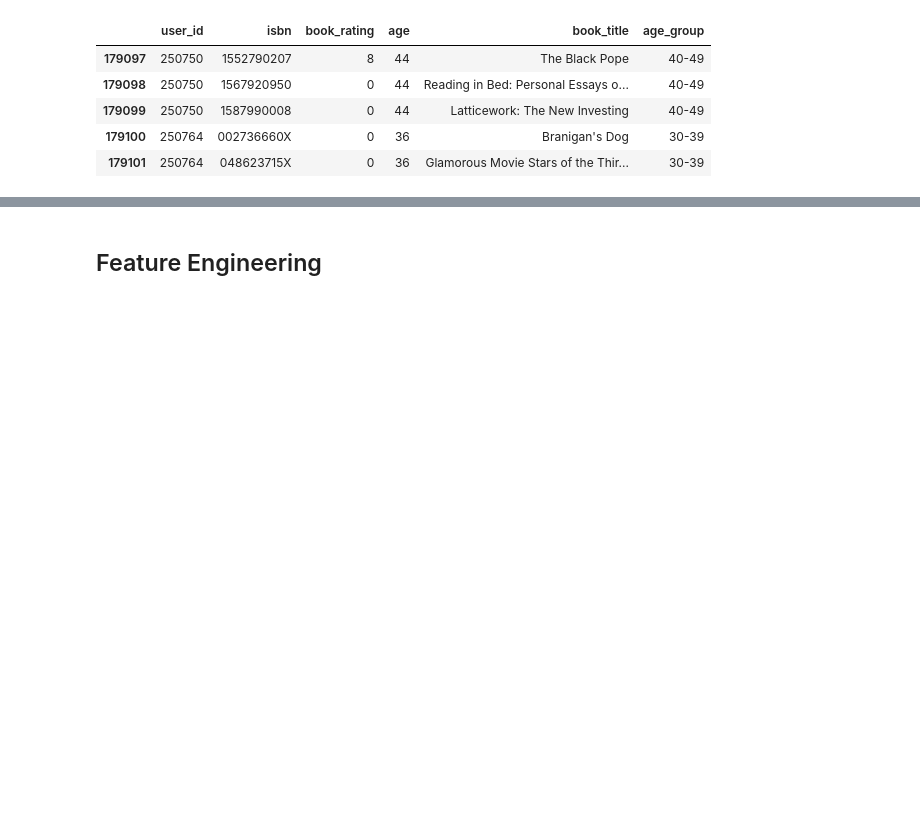
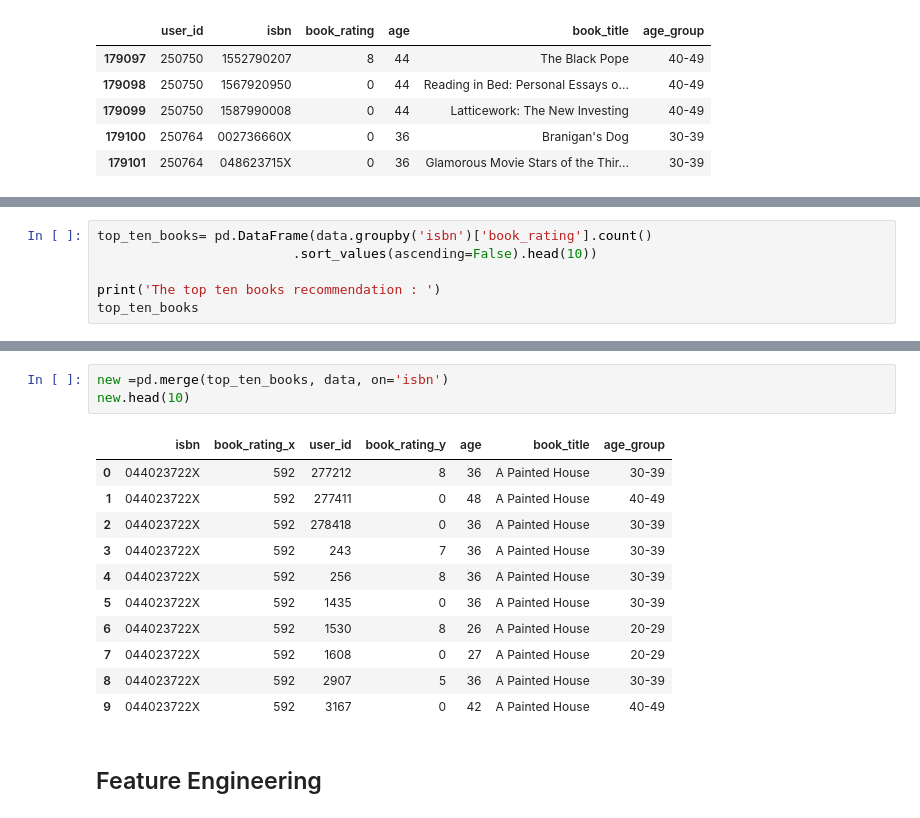
Before and after one commit to evifannybadiz13/market-basket-analysis-in-book-recommendation-based-on-age, a Jupyter notebook: Market Basket Analysis in Book Recommendation Recommendation Based on Age_Evaluation.ipynb, the cells around one changed output, grey strips where cells are left out. Drawn from its saved outputs; the diff is of its cells as text; blank space fills up the shorter version.

```diff
--- a/Market Basket Analysis in Book Recommendation Recommendation Based on Age_Evaluation.ipynb
+++ b/Market Basket Analysis in Book Recommendation Recommendation Based on Age_Evaluation.ipynb
@@ -352,0 +375,6 @@ data.tail()
+# %%
+top_ten_books= pd.DataFrame(data.groupby('isbn')['book_rating'].count()
+                         .sort_values(ascending=False).head(10))
+
+print('The top ten books recommendation : ')
+top_ten_books
@@ -353,3 +395,18 @@ data.tail()
+# %%
+new =pd.merge(top_ten_books, data, on='isbn')
+new.head(10)
+# %% [output]
+|  | isbn | book_rating_x | user_id | book_rating_y | age | book_title | age_group |
+| 0 | 044023722X | 592 | 277212 | 8 | 36 | A Painted House | 30-39 |
+| 1 | 044023722X | 592 | 277411 | 0 | 48 | A Painted House | 40-49 |
+| 2 | 044023722X | 592 | 278418 | 0 | 36 | A Painted House | 30-39 |
+| 3 | 044023722X | 592 | 243 | 7 | 36 | A Painted House | 30-39 |
+| 4 | 044023722X | 592 | 256 | 8 | 36 | A Painted House | 30-39 |
+| 5 | 044023722X | 592 | 1435 | 0 | 36 | A Painted House | 30-39 |
+| 6 | 044023722X | 592 | 1530 | 8 | 26 | A Painted House | 20-29 |
+| 7 | 044023722X | 592 | 1608 | 0 | 27 | A Painted House | 20-29 |
+| 8 | 044023722X | 592 | 2907 | 5 | 36 | A Painted House | 30-39 |
+| 9 | 044023722X | 592 | 3167 | 0 | 42 | A Painted House | 40-49 |
 # %% [markdown]
 ## Feature Engineering
 # %%
```
Also changed, not shown: parts of 27 cells of this notebook.
